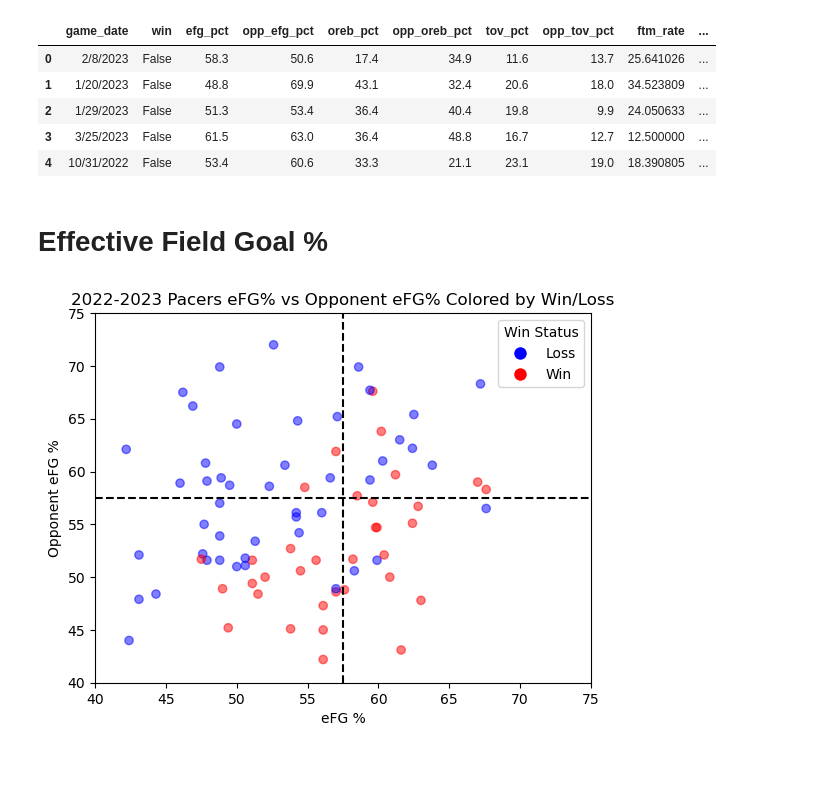
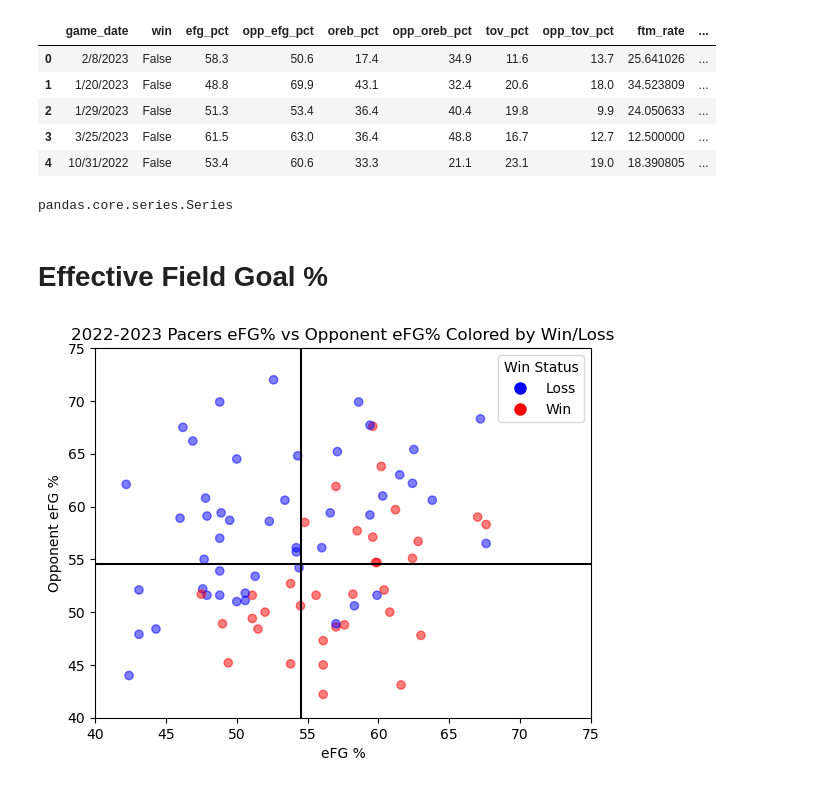
Before and after one commit to nickchu8/PacersPlots, a Jupyter notebook: main.ipynb, the cells around one changed output. Drawn from its saved outputs; the diff is of its cells as text; code cells hidden in the pictures.

Commit message:
Completed all 4 factors plots

```diff
--- a/main.ipynb
+++ b/main.ipynb
@@ -12,8 +12,7 @@ First, let's convert the csv files to pandas dataframes so we can plot them late
 pacers = pd.read_csv('pacers_results_four_factors.csv')
 league = pd.read_csv('league_avg_four_factors.csv')
 pacers[pacers.columns[2:]] = pacers[pacers.columns[2:]].multiply(100) #convert decimals to percentages
-league[league.columns[1:]] = league[league.columns[1:]].multiply(100
-)
+league[league.columns[1:]] = league[league.columns[1:]].multiply(100)
 pacers.head()
 # %% [output]
 |  | game_date | win | efg_pct | opp_efg_pct | oreb_pct | opp_oreb_pct | tov_pct | opp_tov_pct | ftm_rate | ... |
@@ -22,34 +21,40 @@ pacers.head()
 | 2 | 1/29/2023 | False | 51.3 | 53.4 | 36.4 | 40.4 | 19.8 | 9.9 | 24.050633 | ... |
 | 3 | 3/25/2023 | False | 61.5 | 63.0 | 36.4 | 48.8 | 16.7 | 12.7 | 12.500000 | ... |
 | 4 | 10/31/2022 | False | 53.4 | 60.6 | 33.3 | 21.1 | 23.1 | 19.0 | 18.390805 | ... |
+# %%
+type(league['efg_pct'])
+# %% [output]
+pandas.core.series.Series
 # %% [markdown]
 # Effective Field Goal %
 # %%
 fig, ax = plt.subplots()
 scatter = plt.scatter(x = pacers['efg_pct'], y = pacers['opp_efg_pct'], c = pacers['win'], cmap = 'bwr', alpha = 0.5) #create scatter plot
 
-px.scatter( )
 # Create a custom legend
 legend_elements = [Line2D([0], [0], marker='o', color='w', markerfacecolor='blue', markersize=10, label='Loss'),
                    Line2D([0], [0], marker='o', color='w', markerfacecolor='red', markersize=10, label='Win')]
 
 # Add the legend to the plot
 legend = ax.legend(handles=legend_elements, title='Win Status')
 
 # Set labels for x and y axes
 ax.set_xlabel('eFG %')
 ax.set_ylabel('Opponent eFG %')
 
 # Add quadrants
-ax.axhline(y=57.5, color='black', linestyle='--')  # Horizontal line at y = 0.5
-ax.axvline(x=57.5, color='black', linestyle='--')  # Vertical line at x = 0.5
+ax.axhline(y=float(league['efg_pct'].iloc[0]), color='black', linestyle='-')
+ax.axvline(x=float(league['efg_pct'].iloc[0]), color='black', linestyle='-')
+
+# Add league average effective field goal percentage
+#ax.axhline(y = league['efg_pct'], color = 'black', linestyle = '--')
 
 # Normalize both axes
 ax.set_xlim(40, 75)
 ax.set_ylim(40, 75)
 
 ax.set_title("2022-2023 Pacers eFG% vs Opponent eFG% Colored by Win/Loss")
 
 plt.show()
 # %% [output]
-[figure, old version]
+[figure, new version]
```
Also changed, not shown: parts of 6 cells of this notebook.
